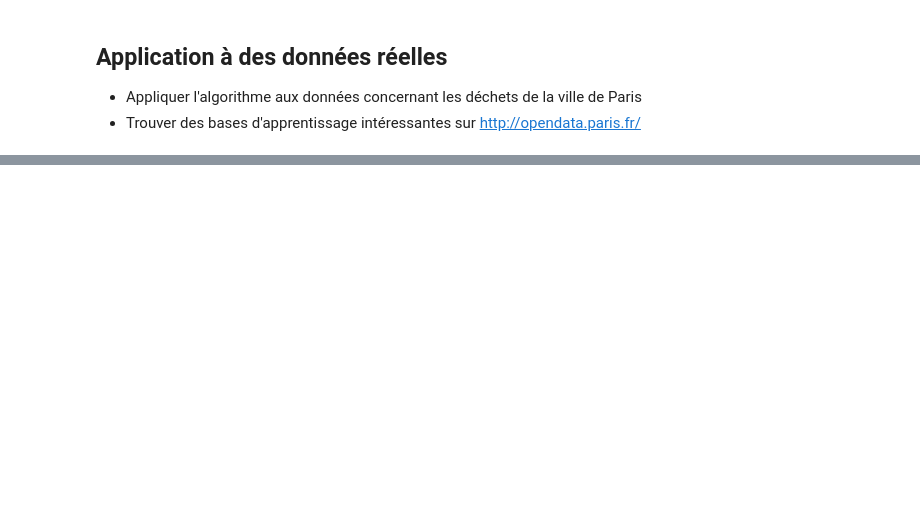
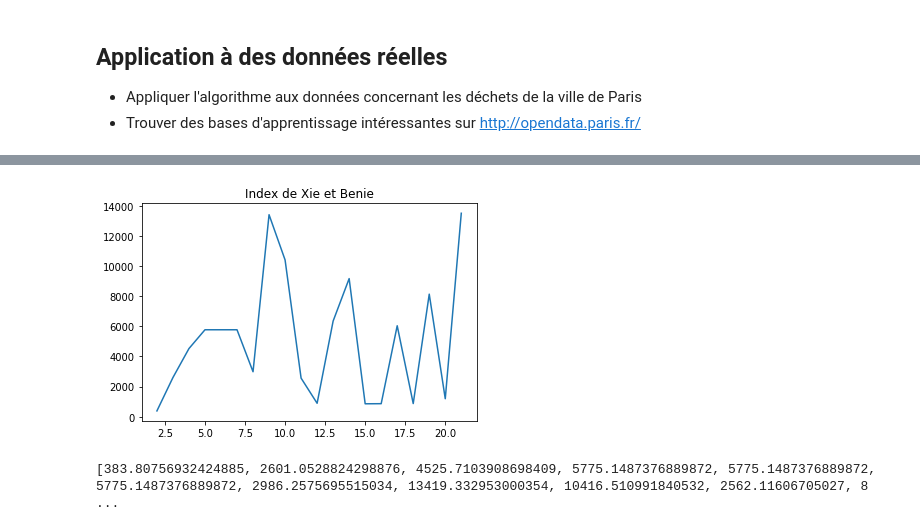
Before and after one commit to totogs/3I026, a Jupyter notebook: tme9/TD-TME09.ipynb, the cells around one changed output, grey strips where cells are left out. Cells and saved outputs as stored; diff of their text form; code cells hidden in the pictures; blank space fills up the shorter version.

```diff
--- a/tme9/TD-TME09.ipynb
+++ b/tme9/TD-TME09.ipynb
@@ -451,0 +524,8 @@ Ici nous avons 5 gaussiens différents et on remarque qu'il y a 3 groupes de don
+# %%
+plt.plot(ks, indexXB)
+plt.title("Index de Xie et Benie")
+plt.show()
+print(indexXB)
+# %% [output]
+[figure, added]
+[383.80756932424885, 2601.0528824298876, 4525.7103908698409, 5775.1487376889872, 5775.1487376889872, 5775.1487376889872, 2986.2575695515034, 13419.332953000354, 10416.510991840532, 2562.11606705027, 8 ...
```
Also changed, not shown: parts of 25 cells of this notebook, 3 other files.
